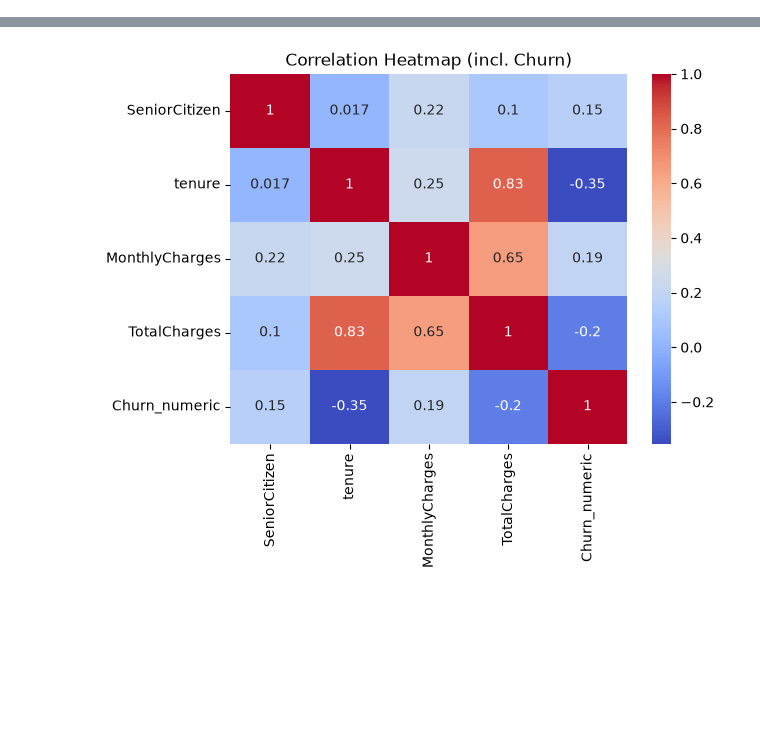
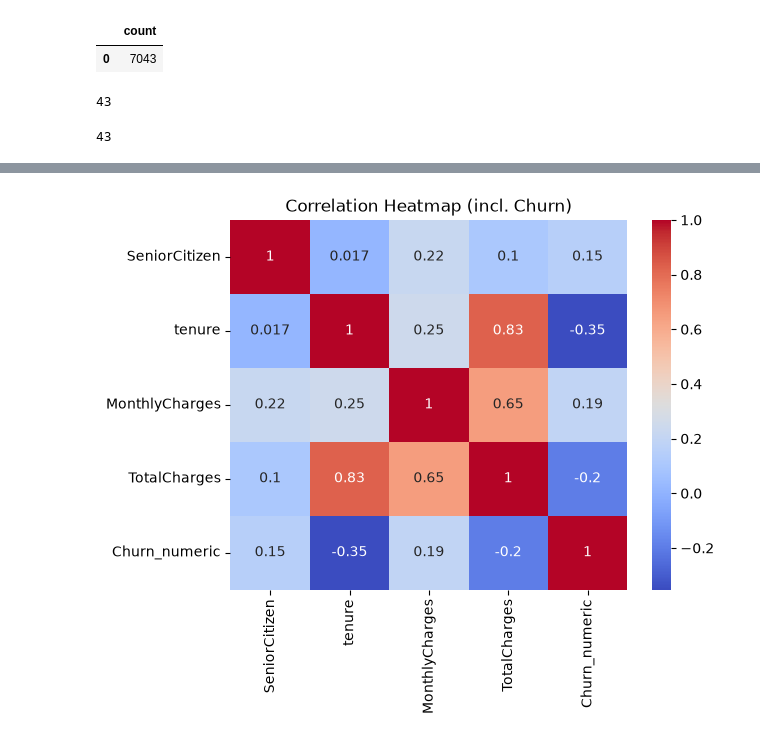
Before and after one commit to Sarabeshwaran/Project-1-Customer-Churn-Prediction-Lifetime-Value-LTV-Engine, a Jupyter notebook: eda_telco_churn.ipynb, the cells around one changed output, grey strips where cells are left out. Cells and saved outputs as stored; diff of their text form; code cells hidden in the pictures; blank space fills up the shorter version.

```diff
--- a/eda_telco_churn.ipynb
+++ b/eda_telco_churn.ipynb
@@ -0,0 +1,13 @@
+# %%
+pd.read_sql("SELECT COUNT(*) FROM customers_encoded", engine)
+# %% [output]
+|  | count |
+| 0 | 7043 |
+# %%
+df_encoded.to_sql('customers_encoded', engine, if_exists='replace', index=False)
+# %% [output]
+43
+# %%
+df_encoded.to_sql('customers_encoded', engine, if_exists='replace', index=False)
+# %% [output]
+43
```
Also changed, not shown: parts of 7 cells of this notebook.
